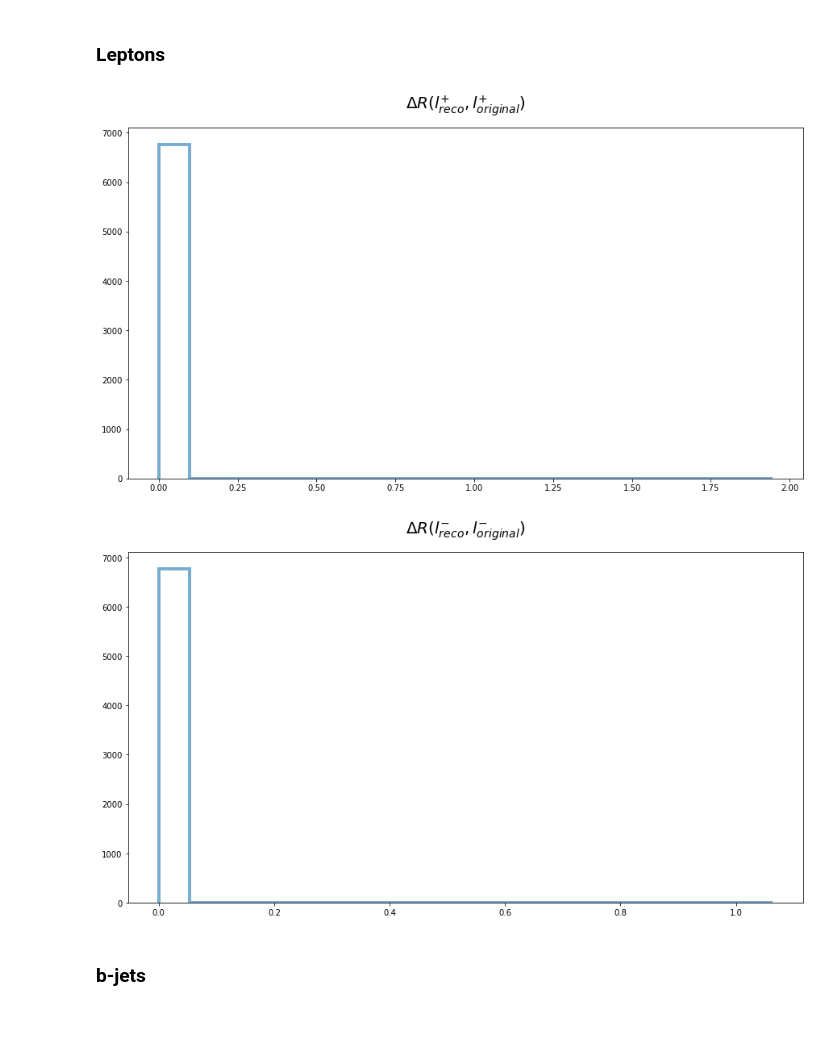
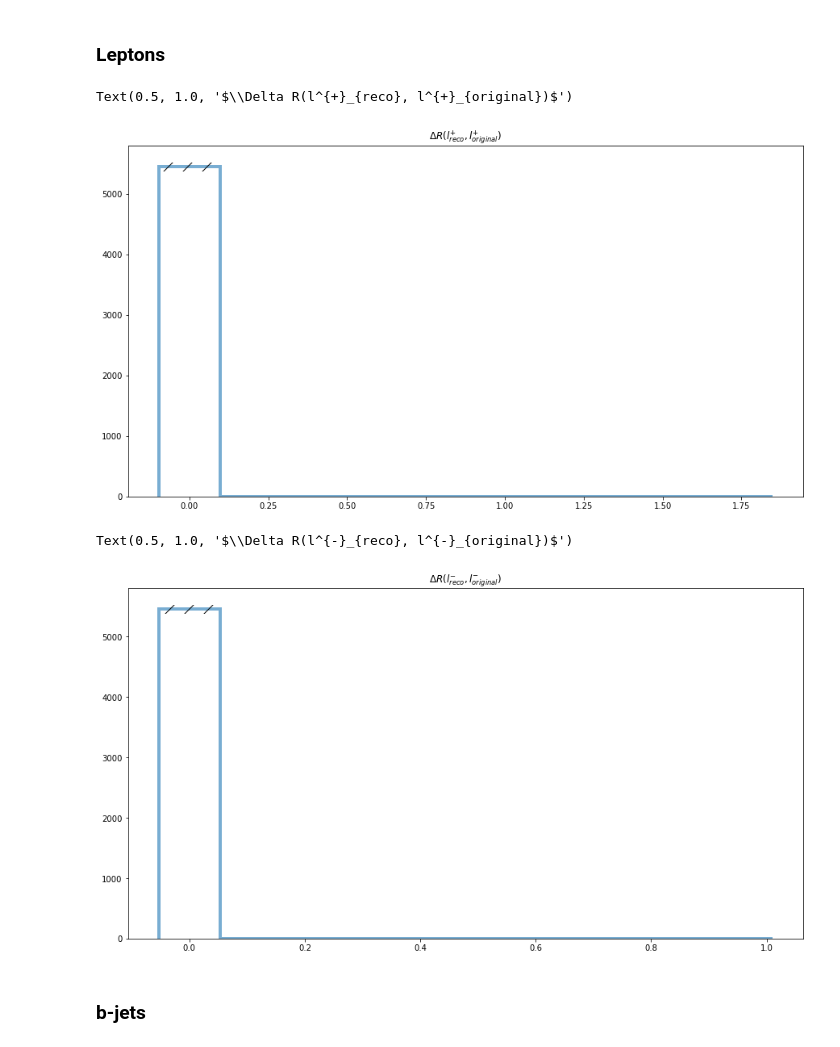
Before and after one commit to cmpatino/optimal-observables, a Jupyter notebook: consistency_checks/Reconstruction.ipynb, the cells around one changed output. Cells and saved outputs as stored; diff of their text form; code cells hidden in the pictures; blank space fills up the shorter version.

Commit message:
Run with quality constraints for reco

```diff
--- a/consistency_checks/Reconstruction.ipynb
+++ b/consistency_checks/Reconstruction.ipynb
@@ -35,6 +36,7 @@ _ = histos.hist_var(arrays["weight"], label="Weights")
 events_path = "../mg5_data/SM-process_spin-ON_100k/Events/run_01_decayed_1/tag_1_delphes_events.root"
 events = uproot.open(events_path)["Delphes"]
 idx_mask = arrays["idx"].reshape(-1)
+weights_mask = (arrays["weight"] > 0.95).flatten()
 # %%
 nu_e_t_mask = (
     (events["Particle.PID"].array() == 12) * (events["Particle.Status"].array() == 1)
@@ -70,11 +72,11 @@ mu_tbar_mask = (
 def get_leptons_pre(events, e_mask, mu_mask):
     coords = ["PT", "Eta", "Phi"]
     e_kinematics = {
-        coord: events[f"Particle.{coord}"].array()[e_mask][idx_mask]
+        coord: events[f"Particle.{coord}"].array()[e_mask][idx_mask][weights_mask]
         for coord in coords
     }
     mu_kinematics = {
-        coord: events[f"Particle.{coord}"].array()[mu_mask][idx_mask]
+        coord: events[f"Particle.{coord}"].array()[mu_mask][idx_mask][weights_mask]
         for coord in coords
     }
 
@@ -218,7 +220,7 @@ dRs_l_t = list()
 for idx in range(len(l_t_pre)):
     cand_dR = 1e10
     for jdx in range(len(l_t_pre[idx])):
-        dR = kinematics.dR(l_t_pre[idx][jdx: jdx + 1], arrays["p_l_t"][idx: idx + 1])
+        dR = kinematics.dR(l_t_pre[idx][jdx: jdx + 1], arrays["p_l_t"][weights_mask][idx: idx + 1])
         if dR < cand_dR:
             cand_dR = float(dR)
     if cand_dR != 1e10:
@@ -228,19 +230,25 @@ dRs_l_tbar = list()
 for idx in range(len(l_tbar_pre)):
     cand_dR = 1e10
     for jdx in range(len(l_tbar_pre[idx])):
-        dR = kinematics.dR(l_tbar_pre[idx][jdx: jdx + 1], arrays["p_l_tbar"][idx: idx + 1])
+        dR = kinematics.dR(l_tbar_pre[idx][jdx: jdx + 1], arrays["p_l_tbar"][weights_mask][idx: idx + 1])
         if dR < cand_dR:
             cand_dR = float(dR)
     if cand_dR != 1e10:
         dRs_l_tbar.append(cand_dR)
 # %%
-_ = histos.hist_var(dRs_l_t, label=r"$\Delta R(l^{+}_{reco}, l^{+}_{original})$")
+fig, ax = plt.subplots(figsize=(15, 8))
+ax = histos.hist_var(dRs_l_t, ax=ax)
+ax.set_title(r"$\Delta R(l^{+}_{reco}, l^{+}_{original})$")
 # %% [output]
+Text(0.5, 1.0, '$\\Delta R(l^{+}_{reco}, l^{+}_{original})$')
-[figure, old version]
+[figure, new version]
 # %%
-_ = histos.hist_var(dRs_l_tbar, label=r"$\Delta R(l^{-}_{reco}, l^{-}_{original})$")
+fig, ax = plt.subplots(figsize=(15, 8))
+ax = histos.hist_var(dRs_l_tbar, ax=ax)
+ax.set_title(r"$\Delta R(l^{-}_{reco}, l^{-}_{original})$")
 # %% [output]
+Text(0.5, 1.0, '$\\Delta R(l^{-}_{reco}, l^{-}_{original})$')
-[figure, old version]
+[figure, new version]
 # %% [markdown]
 ### b-jets
 # %%
```
Also changed, not shown: parts of 14 cells of this notebook.
